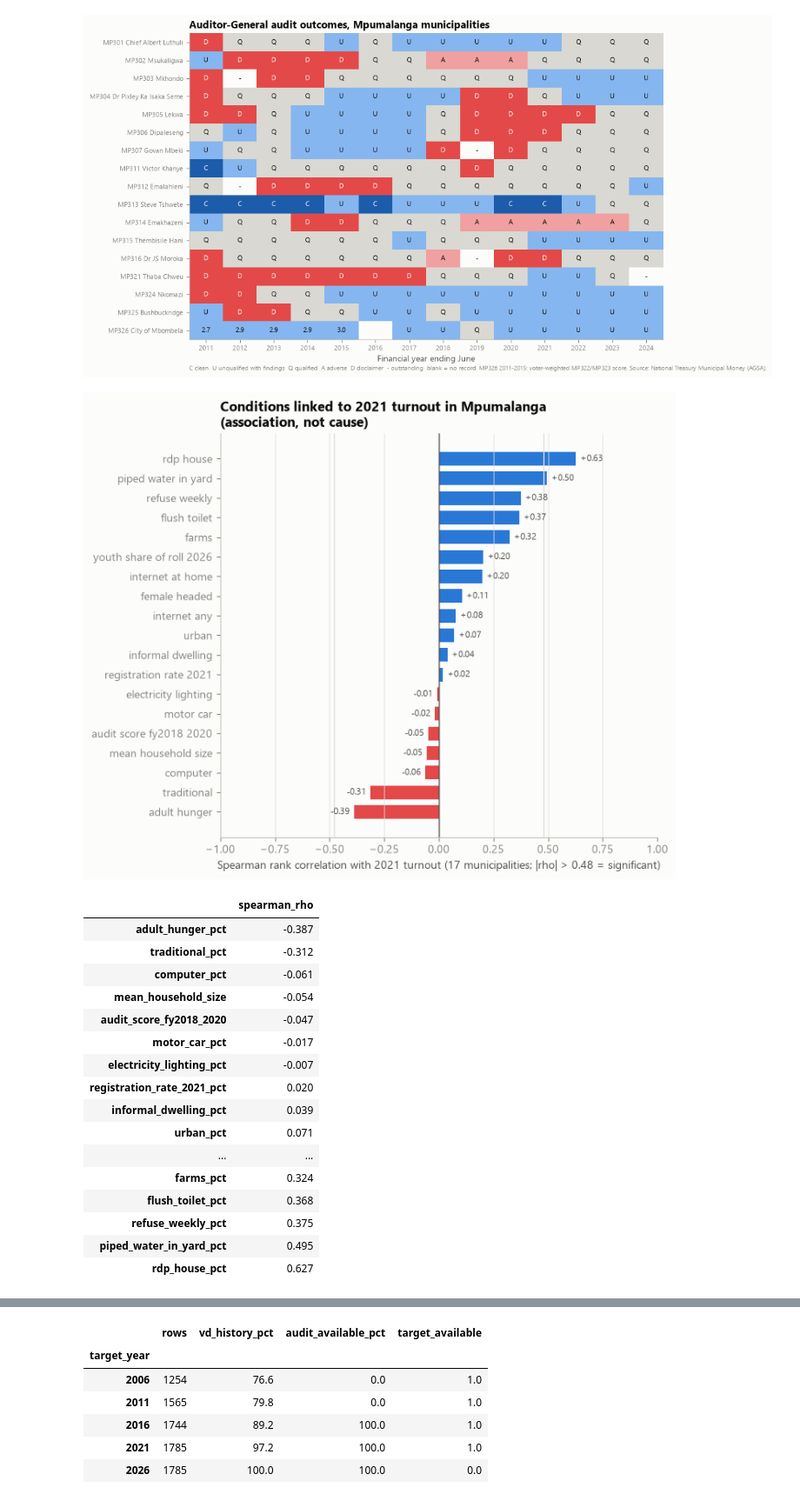
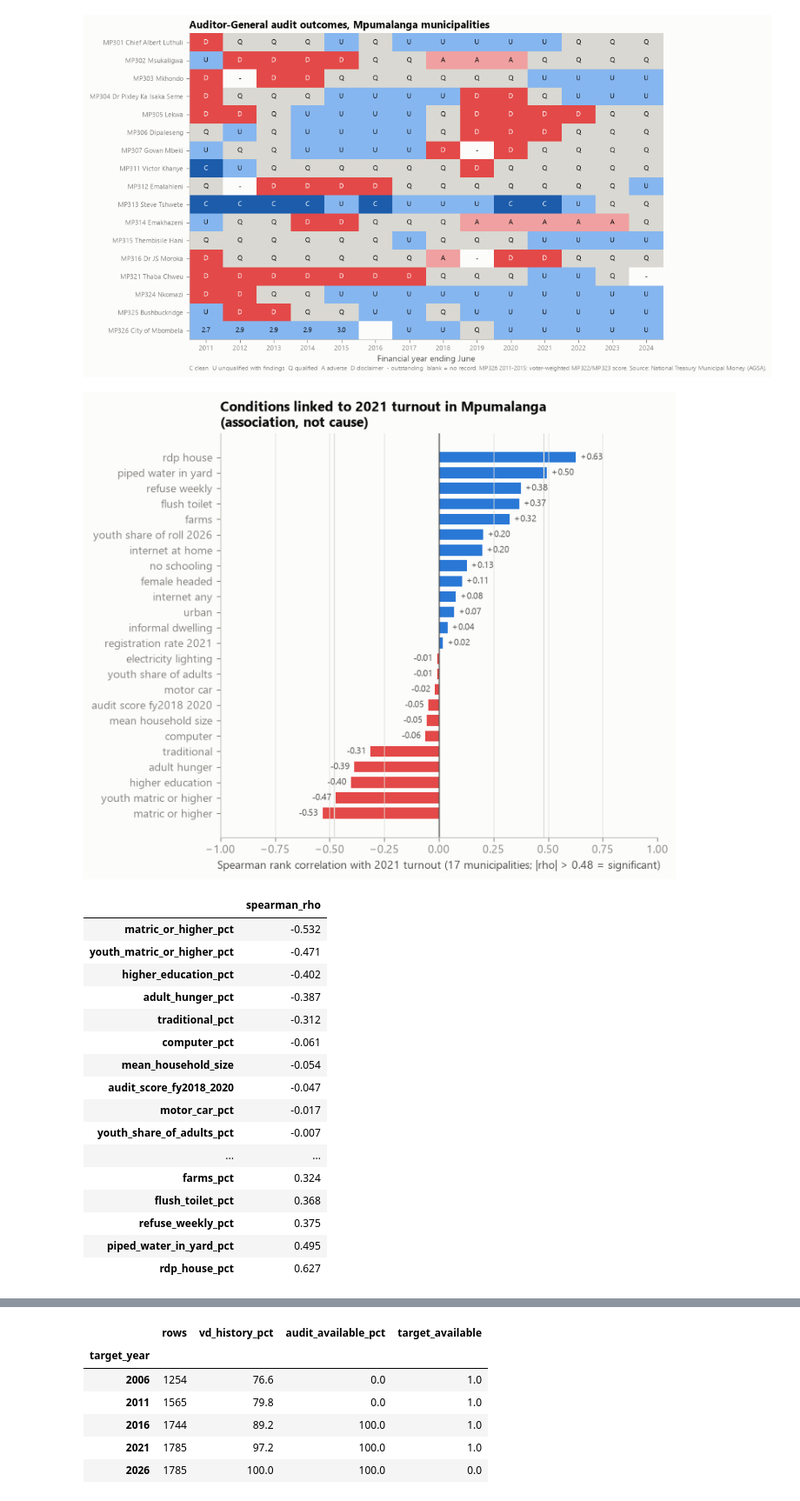
Before and after one commit to jaydenmanca/DIRISA_PROJECT, a Jupyter notebook: model.ipynb, the cells around one changed output, grey strips where cells are left out. Shown at 87% size. Saved outputs shown, nothing was run; the diff lists cells and outputs as text; code cells hidden in the pictures.

```diff
--- a/model.ipynb
+++ b/model.ipynb
@@ -838,10 +879,10 @@ display(census_muni[[c for c in census_muni if c.endswith('_pct') and not c.ends
 #        14 in 2022 correctly counts as 18 in 2026.
 # WHY:   The denominator for the registration rate (Part B).
 # NOTE:  Uses the Census person file (weights PERS_WGT). People who died or moved after
-#        Feb 2022 can't be removed, so the 2026 count is somewhat too high (see note below 3.3).
+#        Feb 2022 can't be removed, so the 2026 count is somewhat too high (see the note after 3.4).
 # =====================================================================================
 persons = pd.read_csv(SOURCES['census_persons'],
-                      usecols=['QID', 'P03_YEAR', 'P03_MONTH', 'P04_AGE', 'P10_CITIZENSHIP', 'PERS_WGT'])
+                      usecols=['QID', 'P03_YEAR', 'P03_MONTH', 'P04_AGE', 'P10_CITIZENSHIP', 'P21_EDULEVEL', 'PERS_WGT'])
 geo_f18 = pd.read_csv(SOURCES['census_geography'], usecols=['QID', 'Province', 'Municipality'])
 persons = persons.merge(geo_f18, on='QID', how='left', validate='many_to_one')
 assert persons['Municipality'].notna().all()
@@ -1319,46 +1435,47 @@ save(fig, 'fig5_audit_outcomes')
 # 4.8 Figure 6: which conditions go with higher or lower 2021 turnout
 # -------------------------------------------------------------------------------------
 # WHAT:  For each indicator, a number between -1 and +1 (Spearman rank correlation):
 #        did municipalities with MORE of it have HIGHER (+, blue) or LOWER (-, red)
 #        turnout in 2021?
 # CAUTION: only 17 municipalities, so these are indicative. With n = 17, a correlation
 #        needs to be about +/-0.48 or more to be statistically significant (5% level).
 #        This shows ASSOCIATION ONLY, not cause.
 # SAVED AS: derived/figures/fig6_correlation_turnout_2021.png
 # =====================================================================================
 t21 = muni_turnout[muni_turnout.election_year == 2021].set_index('municipality_code_2021')['turnout_pct']
 context_cols = ['internet_any_pct', 'internet_at_home_pct', 'computer_pct', 'motor_car_pct', 'piped_water_in_yard_pct',
                 'electricity_lighting_pct', 'flush_toilet_pct', 'refuse_weekly_pct', 'informal_dwelling_pct', 'rdp_house_pct',
-                'adult_hunger_pct', 'female_headed_pct', 'urban_pct', 'traditional_pct', 'farms_pct', 'mean_household_size']
+                'adult_hunger_pct', 'female_headed_pct', 'urban_pct', 'traditional_pct', 'farms_pct', 'mean_household_size',
+                'matric_or_higher_pct', 'higher_education_pct', 'no_schooling_pct', 'youth_matric_or_higher_pct', 'youth_share_of_adults_pct']
 audit_before_2021 = audit_scores[[2018, 2019, 2020]].mean(axis=1).rename('audit_score_fy2018_2020')
 extra = registration[['registration_rate_2021_pct', 'youth_share_of_roll_2026_pct']].join(audit_before_2021)
 corr = census_muni[context_cols].join(extra).corrwith(t21, method='spearman').sort_values().rename('spearman_rho').to_frame()
 fig, ax = plt.subplots(figsize=(7, 6.5))
 colors = [DIVERGING['positive'] if v >= 0 else DIVERGING['negative'] for v in corr['spearman_rho']]
 ax.barh(corr.index.str.replace('_pct', '').str.replace('_', ' '), corr['spearman_rho'], color=colors, height=0.7)
 for i, v in enumerate(corr['spearman_rho']):
     ax.annotate(f'{v:+.2f}', (v, i), xytext=(4 if v >= 0 else -4, 0), textcoords='offset points',
                 ha='left' if v >= 0 else 'right', va='center', color=INK_2, fontsize=8)
 for edge in (-0.48, 0.48):
     ax.axvline(edge, color=GRID, linewidth=1)
 ax.axvline(0, color=INK_2, linewidth=1); ax.set_xlim(-1, 1); ax.grid(axis='y', visible=False)
 ax.set_xlabel('Spearman rank correlation with 2021 turnout (17 municipalities; |rho| > 0.48 = significant)')
 ax.set_title('Conditions linked to 2021 turnout in Mpumalanga\n(association, not cause)')
 save(fig, 'fig6_correlation_turnout_2021')
 display(corr.round(3))
 # %% [output]
-[figure, old version]
+[figure, new version]
 |  | spearman_rho |
+| matric_or_higher_pct | -0.532 |
+| youth_matric_or_higher_pct | -0.471 |
+| higher_education_pct | -0.402 |
 | adult_hunger_pct | -0.387 |
 | traditional_pct | -0.312 |
 | computer_pct | -0.061 |
 | mean_household_size | -0.054 |
 | audit_score_fy2018_2020 | -0.047 |
 | motor_car_pct | -0.017 |
-| electricity_lighting_pct | -0.007 |
-| registration_rate_2021_pct | 0.020 |
-| informal_dwelling_pct | 0.039 |
-| urban_pct | 0.071 |
+| youth_share_of_adults_pct | -0.007 |
 | ... | ... |
 | farms_pct | 0.324 |
 | flush_toilet_pct | 0.368 |
```
Also changed, not shown: parts of 26 cells of this notebook, 19 other files.
